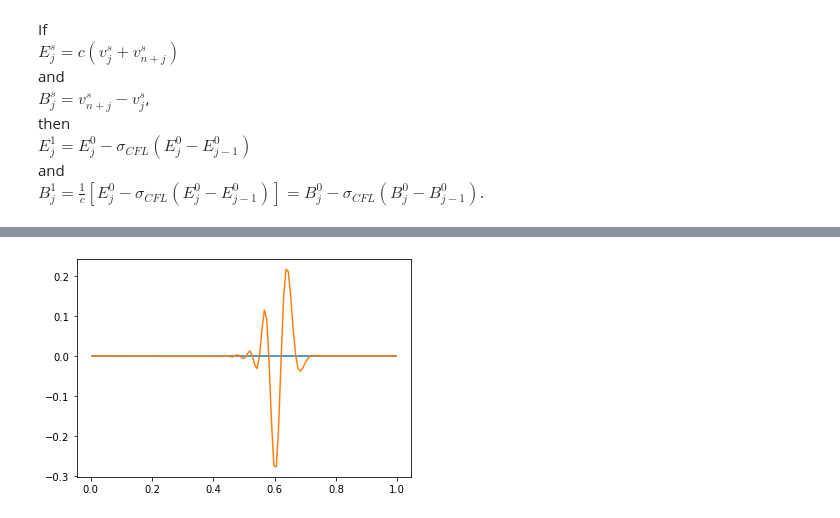
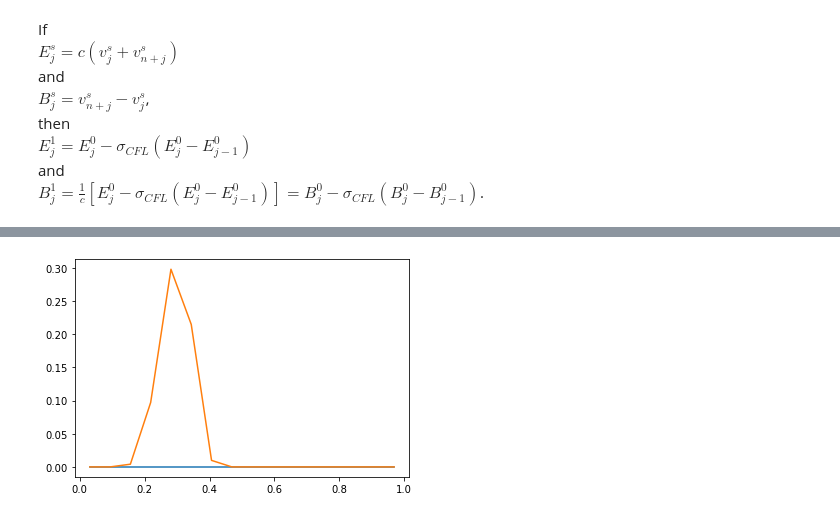
Before and after one commit to 88Sasha88/FV_MG, a Jupyter notebook: UnitTests/EMFieldUnitTest.ipynb, the cells around one changed output, grey strips where cells are left out. Cells and saved outputs as stored; diff of their text form; code cells hidden in the pictures.

```diff
--- a/UnitTests/EMFieldUnitTest.ipynb
+++ b/UnitTests/EMFieldUnitTest.ipynb
@@ -39,22 +39,21 @@ def Const(omega, x, sigma, mu, deriv, cellAve):
     return u
 # %%
-nh_min = 64
+nh_min = 16
 refRatio = 2
-CFL = 0.5 # np.sqrt(0.5)
-nt = int(3 * nh_min / 2) # 1
+CFL = np.sqrt(0.5)
+nt = 1
 x_0 = 0.
 x_1 = 0.5
 Hans = False
 
-deriv = 'C'
-RK = 4
-order = 4
+deriv = 'U'
+RK = 1
+order = 1
 
 L = 1
 locs = [x_1]
-epsilons = [1./3., 1./3.] # [0.5, 0.5] # [1, 1]
-mus = [1./3., 1./3.] # [0.5, 0.5] # [1, 1]
+epsilons = [0.5, 0.5] # [1, 1]
+mus = [0.5, 0.5] # [1, 1]
 
-func = WFT.GaussPacket
-mode = 23
+func = WFT.Gauss
 # %%
@@ -84,7 +88,7 @@ omegaC = BT.Grid(nh_min)
 # %%
 
 physicsAMR = BT.PhysProps(omegaAMR, epsilons, mus, locs, L)
-cAMR = physicsAMR.cVec
+c = physicsAMR.cVec
 cMatAMR = physicsAMR.cMat
 
 physicsC = BT.PhysProps(omegaC, epsilons, mus, locs, L)
@@ -94,7 +98,3 @@ cMatC = physicsC.cMat
 physicsF = BT.PhysProps(omegaF, epsilons, mus, locs, L)
 cF = physicsF.cVec
 cMatF = physicsF.cMat
-
-c = cC[0]
-
-matIndAMR = physicsAMR.
@@ -233,10 +322,10 @@ def Check(omega, physics, CFL, u0stack, v_i, v_f, u_f, op):
 # %%
-#   WaveEqRK(omega, physics, waves, u0, nt, CFL, RK, deriv) deriv will be upwind, center, or exact.
 def WaveEqRK(omega, physics, waves, u0, nt, CFL, RK, derivOp, left = True):
     # Unpack requisite attributes.
     degFreed = omega.degFreed
     cMat = physics.cMat
     c = cMat[0, 0]
+    l = omega.levels
 
     # Stack the initial condition.
     u0stack = np.asarray(np.append(u0, u0 / c)) # I'm not sure how to relate the initial condition for the E and B fields.
@@ -263,7 +352,6 @@ def WaveEqRK(omega, physics, waves, u0, nt, CFL, RK, derivOp, left = True):
     op = diagMat @ derivMat
 
     for i in range(nt):
-        #   ST.RungeKutta(omega, physics, waves, u0, nt, CFL, RK, op = [], left = True)
         v = ST.RungeKutta(omega, physics, I, v, 1, CFL, RK, op = op)
 
     # Convert v back to space-space.
@@ -273,7 +361,7 @@ def WaveEqRK(omega, physics, waves, u0, nt, CFL, RK, derivOp, left = True):
     fCoefs = LA.inv(wavesMat) @ u
 
     # Run check.
-    if ((nt == 1) and (RK == 1)):
+    if ((nt == 1) and (RK == 1) and (l == 0)):
         Check(omega, physics, CFL, u0stack, v_i, v, u, op)
 
     return fCoefs, v
@@ -282,16 +391,20 @@ op, diagMat = ConvertOp(omegaC, physicsC)
 # %%
 # c = ConvertParams(permitivity, permeability, L)
 t, nt = ST.CalcTime(omegaAMR, CFL, cMatAMR, nt = nt)
+print(t)
 mu, sigma = WFT.GaussParams(x_0, x_1)
-args = [mu, sigma, mode]
+args = [mu, sigma]
 wavesAMR = WT.MakeWaves(omegaAMR)
 nullspace = OT.FindNullspace(omegaAMR, wavesAMR, Hans = Hans)
 restrictOp = GTT.CoarsenOp(omegaAMR)
+print('sig:', sigma, 'mu:', mu)
 
 wavesF = WT.MakeWaves(omegaF)
 wavesC = WT.MakeWaves(omegaC)
 
 derivMat = TT.ExactSpatOp(omegaAMR)
+print(np.shape(cMatF))
+print(np.shape(derivMat))
 spatOp = -cMatF @ derivMat
 timePropOp = LA2.expm(t * spatOp)
 
@@ -378,8 +532,8 @@ x is 385 long.
 # %%
-xF = omegaF.xCell
+xC = omegaC.xCell
 plt.figure()
-plt.plot(xF, vF[:nh_max])
-plt.plot(xF, vF[nh_max:])
+plt.plot(xC, vC[:nh_min])
+plt.plot(xC, vC[nh_min:])
 plt.show()
 # %% [output]
-[figure, old version]
+[figure, new version]
```
Also changed, not shown: parts of 22 cells of this notebook, 4 other files.
